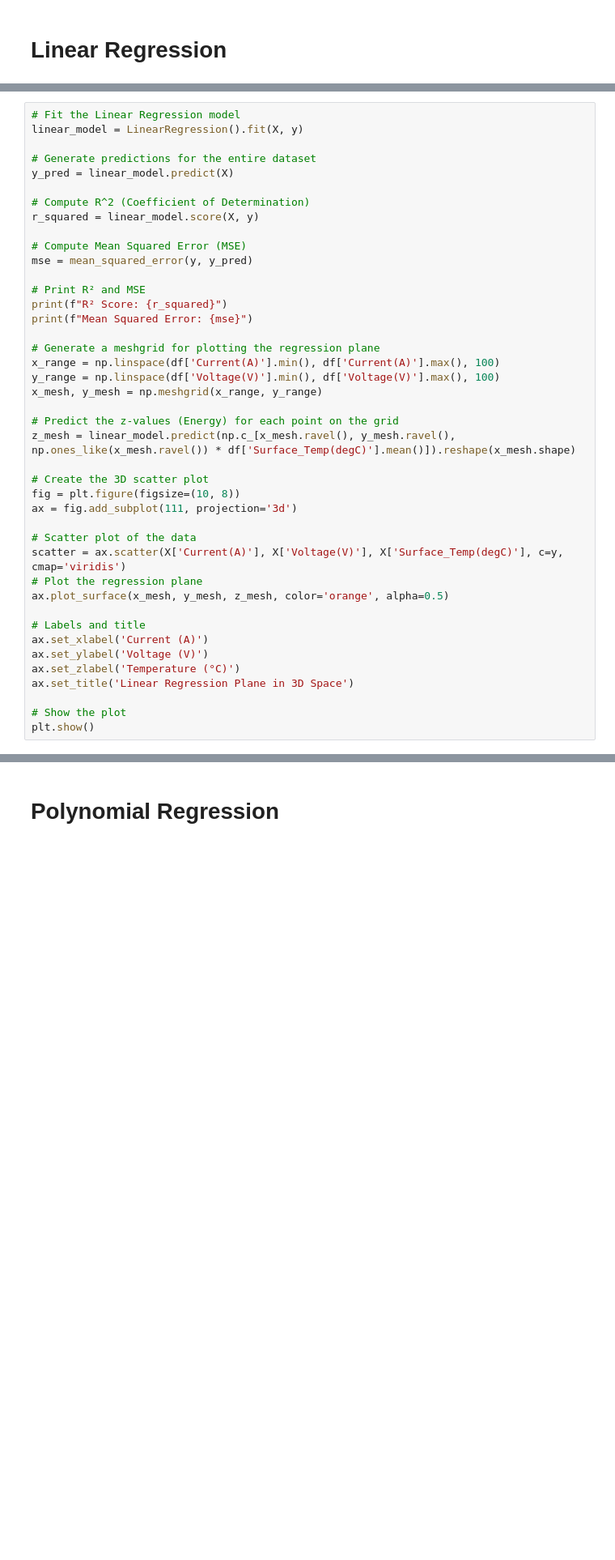
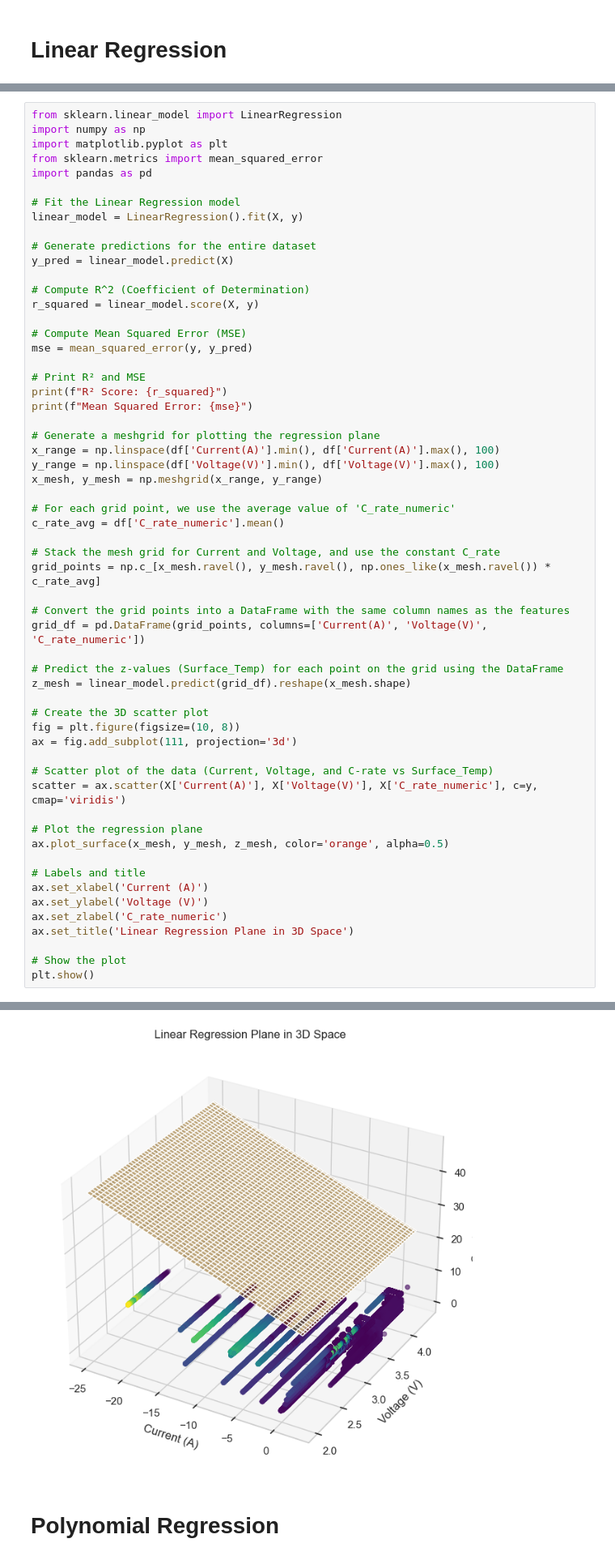
Before and after one commit to oliviapetronio/Li-ion-batteries-and-Temperatures, a Jupyter notebook: Model/Models_1.ipynb, the cells around one changed output, grey strips where cells are left out. Shown at 81% size. Cells and saved outputs as stored; diff of their text form; blank space fills up the shorter version.

```diff
--- a/Model/Models_1.ipynb
+++ b/Model/Models_1.ipynb
@@ -448,4 +468,10 @@ IndexError: index 2 is out of bounds for axis 0 with size 2
 # %%
+from sklearn.linear_model import LinearRegression
+import numpy as np
+import matplotlib.pyplot as plt
+from sklearn.metrics import mean_squared_error
+import pandas as pd
+
 # Fit the Linear Regression model
 linear_model = LinearRegression().fit(X, y)
 
@@ -467,23 +493,34 @@ x_range = np.linspace(df['Current(A)'].min(), df['Current(A)'].max(), 100)
 y_range = np.linspace(df['Voltage(V)'].min(), df['Voltage(V)'].max(), 100)
 x_mesh, y_mesh = np.meshgrid(x_range, y_range)
 
-# Predict the z-values (Energy) for each point on the grid
-z_mesh = linear_model.predict(np.c_[x_mesh.ravel(), y_mesh.ravel(), np.ones_like(x_mesh.ravel()) * df['Surface_Temp(degC)'].mean()]).reshape(x_mesh.shape)
+# For each grid point, we use the average value of 'C_rate_numeric'
+c_rate_avg = df['C_rate_numeric'].mean()
+
+# Stack the mesh grid for Current and Voltage, and use the constant C_rate
+grid_points = np.c_[x_mesh.ravel(), y_mesh.ravel(), np.ones_like(x_mesh.ravel()) * c_rate_avg]
+
+# Convert the grid points into a DataFrame with the same column names as the features
+grid_df = pd.DataFrame(grid_points, columns=['Current(A)', 'Voltage(V)', 'C_rate_numeric'])
+
+# Predict the z-values (Surface_Temp) for each point on the grid using the DataFrame
+z_mesh = linear_model.predict(grid_df).reshape(x_mesh.shape)
 
 # Create the 3D scatter plot
 fig = plt.figure(figsize=(10, 8))
 ax = fig.add_subplot(111, projection='3d')
 
-# Scatter plot of the data
-scatter = ax.scatter(X['Current(A)'], X['Voltage(V)'], X['Surface_Temp(degC)'], c=y, cmap='viridis')
+# Scatter plot of the data (Current, Voltage, and C-rate vs Surface_Temp)
+scatter = ax.scatter(X['Current(A)'], X['Voltage(V)'], X['C_rate_numeric'], c=y, cmap='viridis')
+
 # Plot the regression plane
 ax.plot_surface(x_mesh, y_mesh, z_mesh, color='orange', alpha=0.5)
 
 # Labels and title
 ax.set_xlabel('Current (A)')
 ax.set_ylabel('Voltage (V)')
-ax.set_zlabel('Temperature (°C)')
+ax.set_zlabel('C_rate_numeric')
 ax.set_title('Linear Regression Plane in 3D Space')
 
 # Show the plot
 plt.show()
+# %% [output]
@@ -490,3 +529,4 @@ plt.show()
+[figure, added]
 # %% [markdown]
 # Polynomial Regression
 # %%
```
Also changed, not shown: parts of 22 cells of this notebook.
